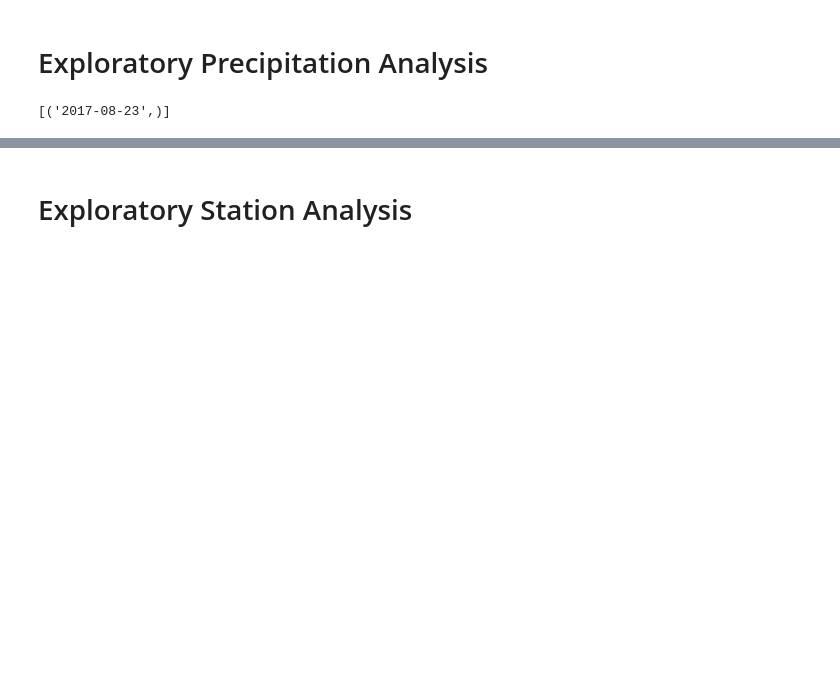
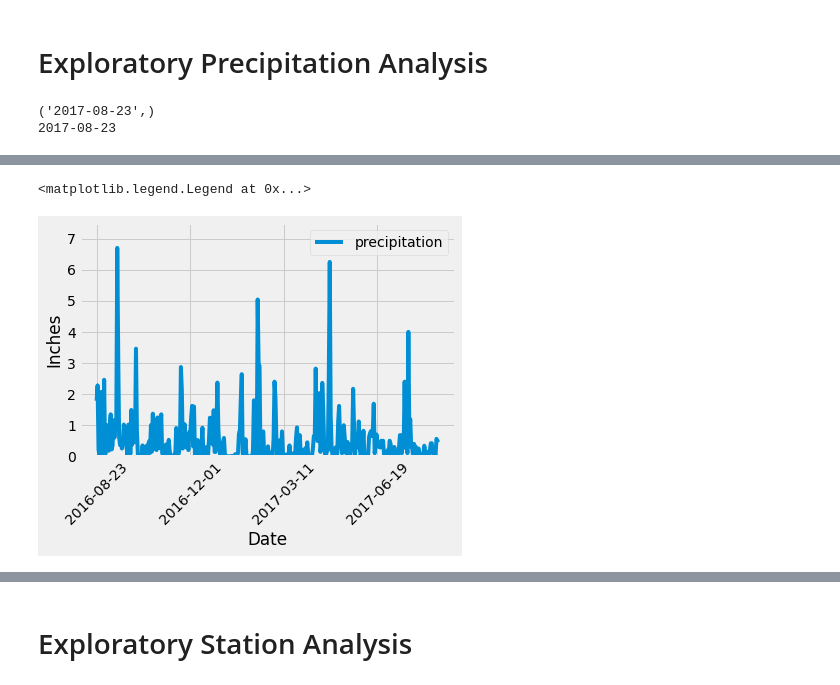
Before and after one commit to ejdublin28/sqlalchemy-challenge, a Jupyter notebook: climate_starter.ipynb, the cells around one changed output, grey strips where cells are left out. Cells and saved outputs as stored; diff of their text form; code cells hidden in the pictures; blank space fills up the shorter version.

```diff
--- a/climate_starter.ipynb
+++ b/climate_starter.ipynb
@@ -115,24 +54,36 @@ dict_keys(['_sa_instance_state', 'id', 'date', 'tobs', 'station', 'prcp'])
 # Find the most recent date in the data set.
 session.query(func.max(Measurment.date)).all()
 
-maxdate = session.query(func.max(Measurment.date)).all()
+maxdate = session.query(func.max(Measurment.date)).first()
 print(maxdate)
+maxdate = maxdate[0]
+print(maxdate)
 # %% [output]
-[('2017-08-23',)]
+('2017-08-23',)
+2017-08-23
 # %%
 # Design a query to retrieve the last 12 months of precipitation data and plot the results.
 # Starting from the most recent data point in the database.
+from datetime import datetime, timedelta
+max_date = '08-23-17'
+start_date = datetime.strptime(max_date,'%m-%d-%y')
+print(start_date)
 
 # Calculate the date one year from the last date in data set.
-
+one_year = start_date + timedelta(days=-366)
+print(one_year)
 
 # Perform a query to retrieve the data and precipitation scores
-
+results = session.query(Measurment.date,func.max(Measurment.prcp)).group_by(Measurment.date).filter(Measurment.date>one_year).distinct().all()
+results
 
 # Save the query results as a Pandas DataFrame and set the index to the date column
-
+df = pd.DataFrame(results,columns=['date','prcp'])
+df.columns=['date','precipitation']
+df = df.set_index('date')
 
 # Sort the dataframe by date
-
-
 # Use Pandas Plotting with Matplotlib to plot the data
+df.plot(xlabel='Date',ylabel='Inches',use_index=True,rot=45,ylim=(0,7.5))
+plt.legend(loc='upper right')
+# %% [output]
@@ -139,2 +92,4 @@ print(maxdate)
+<matplotlib.legend.Legend at 0x...>
+[figure, added]
 # %%
 # Use Pandas to calcualte the summary statistics for the precipitation data
```
Also changed, not shown: parts of 12 cells of this notebook.
